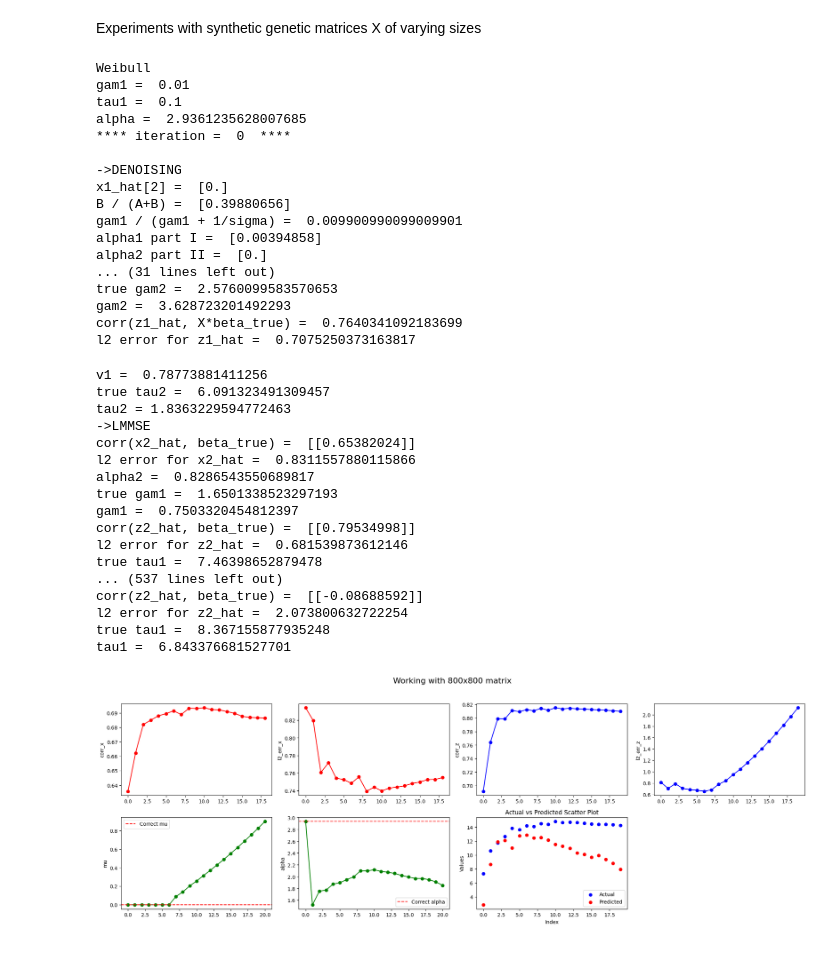
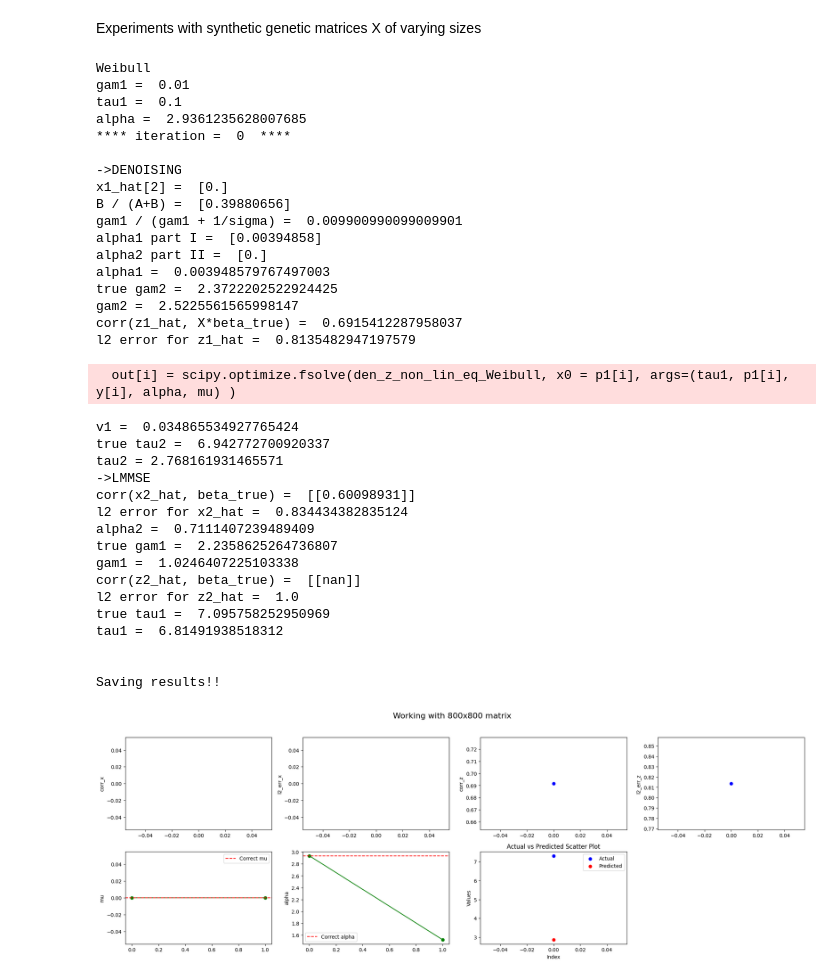
Before and after one commit to ADepope/vampW, a Jupyter notebook: vampW_conjugate_gradient.ipynb, the cells around one changed output. Saved outputs shown, nothing was run; the diff lists cells and outputs as text; code cells hidden in the pictures.

```diff
--- a/vampW_conjugate_gradient.ipynb
+++ b/vampW_conjugate_gradient.ipynb
@@ -14,6 +39,6 @@ EM VAMP loop
 # %%
 # prior, y, alpha, mu, maxiter, beta_true
-def infere(X, y, gam1, r1, tau1, p1, problem, maxiter, beta_true, update_mu, update_alpha):
+def infere_con_grad(X, y, gam1, r1, tau1, p1, problem, maxiter, beta_true, update_mu, update_alpha):
 
     alpha = problem.prior_instance.distribution_parameters['alpha']
     mu = problem.prior_instance.distribution_parameters['mu'][0][0]
@@ -37,6 +62,7 @@ def infere(X, y, gam1, r1, tau1, p1, problem, maxiter, beta_true, update_mu, upd
     predicted_xis = []
     dl_dmus = []
     z1_hats = []
+    x1_hats = []
 
     for it in range(maxiter):
         print("**** iteration = ", it, " **** \n" )
@@ -47,6 +73,7 @@ def infere(X, y, gam1, r1, tau1, p1, problem, maxiter, beta_true, update_mu, upd
         # This is applied elementwise to r1
         ############################################################
         x1_hat = den_beta(r1, gam1, problem)
+        x1_hats.append(x1_hat)
         ############################################################
         print("x1_hat[2] = ", x1_hat[2])
         if np.linalg.norm(x1_hat) != 0:
@@ -156,8 +183,21 @@ def infere(X, y, gam1, r1, tau1, p1, problem, maxiter, beta_true, update_mu, upd
         print("\n")
 
 
-
-    return x1_hat, gam1, corrs_x, l2_errs_x, corrs_z, l2_errs_z, mus, alphas, actual_xis, predicted_xis, dl_dmus, z1_hats
+    save_results('outputs',
+                 x1_hat=x1_hat,
+                 gam1=gam1,
+                 corrs_x=corrs_x,
+                 l2_errs_x=l2_errs_x,
+                 corrs_z=corrs_z,
+                 l2_errs_z=l2_errs_z,
+                 mus=mus,
+                 alphas=alphas,
+                 actual_xis=actual_xis,
+                 predicted_xis=predicted_xis,
+                 dl_dmus=dl_dmus,
+                 z1_hats=z1_hats,
+                 x1_hats=x1_hats)
+    return x1_hat, gam1, corrs_x, l2_errs_x, corrs_z, l2_errs_z, mus, alphas, actual_xis, predicted_xis, dl_dmus, z1_hats, x1_hats
 # %% [markdown]
 Experiments with synthetic genetic matrices X of varying sizes
 # %%
@@ -173,56 +213,56 @@ h2=0.5
 gam1 = 1e-2
 tau1 = 1e-1
 mu=np.full((n,1), 0)
-maxiter = 20
+maxiter = 1
 problem_instance = Problem(n=n, m=m, la=la, sigmas = [sigma], omegas=[omega], model='Weibull', mu=mu)
 X,beta,y,alpha = sim_model(problem_instance,h2,p )
 
 print("gam1 = ", gam1)
 print("tau1 = ", tau1)
 print("alpha = ", alpha)
 
 # we start with an initialization that compleately complies with the assumptions
 r1 = np.zeros((m,1))
 #r1 = beta + random.normal(loc=0.0, scale=np.sqrt(1.0/gam1), size=[m,1])
 p1 = np.zeros((n,1))
 #p1 = X @ beta + random.normal(loc=0.0, scale=np.sqrt(1.0/tau1), size=[n,1])
 problem_instance.prior_instance.distribution_parameters['alpha']=alpha
 
-est, gam1, corrs_x, l2_errs_x, corrs_z, l2_errs_z, mus, alphas, a, ps, dl_dmus, z1_hats =  infere(X, y, gam1, r1, tau1, p1, problem_instance, maxiter, beta, True, True)
+est, gam1, corrs_x, l2_errs_x, corrs_z, l2_errs_z, mus, alphas, a, ps, dl_dmus, z1_hats, x1_hats =  infere_con_grad(X, y, gam1, r1, tau1, p1, problem_instance, maxiter, beta, True, True)
 plot_metrics(corrs_x, l2_errs_x, corrs_z, l2_errs_z, mus, alphas, dl_dmus, a, ps, mu[0][0], alpha, n, m)
 # %% [output]
 Weibull
 gam1 =  0.01
 tau1 =  0.1
 alpha =  2.9361235628007685
 **** iteration =  0  ****
 
 ->DENOISING
 x1_hat[2] =  [0.]
 B / (A+B) =  [0.39880656]
 gam1 / (gam1 + 1/sigma) =  0.009900990099009901
 alpha1 part I =  [0.00394858]
 alpha2 part II =  [0.]
-... (31 lines left out)
-true gam2 =  2.5760099583570653
-gam2 =  3.628723201492293
-corr(z1_hat, X*beta_true) =  0.7640341092183699
-l2 error for z1_hat =  0.7075250373163817
+alpha1 =  0.003948579767497003
+true gam2 =  2.3722202522924425
+gam2 =  2.5225561565998147
+corr(z1_hat, X*beta_true) =  0.6915412287958037
+l2 error for z1_hat =  0.8135482947197579
-v1 =  0.78773881411256
-true tau2 =  6.091323491309457
-tau2 = 1.8363229594772463
-->LMMSE
-corr(x2_hat, beta_true) =  [[0.65382024]]
-l2 error for x2_hat =  0.8311557880115866
-alpha2 =  0.8286543550689817
-true gam1 =  1.6501338523297193
-gam1 =  0.7503320454812397
-corr(z2_hat, beta_true) =  [[0.79534998]]
-l2 error for z2_hat =  0.681539873612146
-true tau1 =  7.46398652879478
-... (537 lines left out)
-corr(z2_hat, beta_true) =  [[-0.08688592]]
-l2 error for z2_hat =  2.073800632722254
-true tau1 =  8.367155877935248
-tau1 =  6.843376681527701
+  out[i] = scipy.optimize.fsolve(den_z_non_lin_eq_Weibull, x0 = p1[i], args=(tau1, p1[i], y[i], alpha, mu) )
+v1 =  0.034865534927765424
+true tau2 =  6.942772700920337
+tau2 = 2.768161931465571
+->LMMSE
+corr(x2_hat, beta_true) =  [[0.60098931]]
+l2 error for x2_hat =  0.834434382835124
+alpha2 =  0.7111407239489409
+true gam1 =  2.2358625264736807
+gam1 =  1.0246407225103338
+corr(z2_hat, beta_true) =  [[nan]]
+l2 error for z2_hat =  1.0
+true tau1 =  7.095758252950969
+tau1 =  6.81491938518312
+
+
+Saving results!!
-[figure, old version]
+[figure, new version]
```
Also changed, not shown: parts of 2 cells of this notebook, 1 other file.
